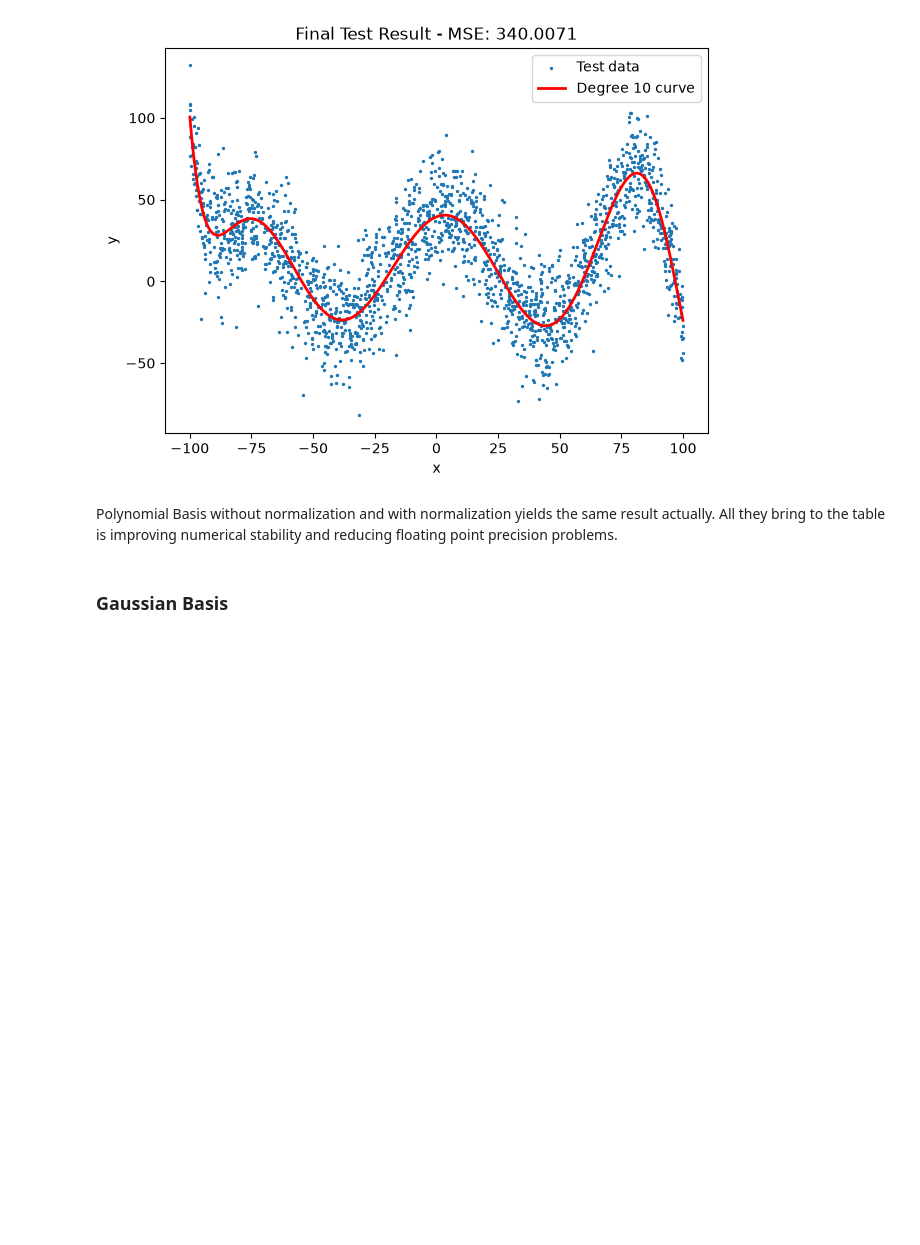
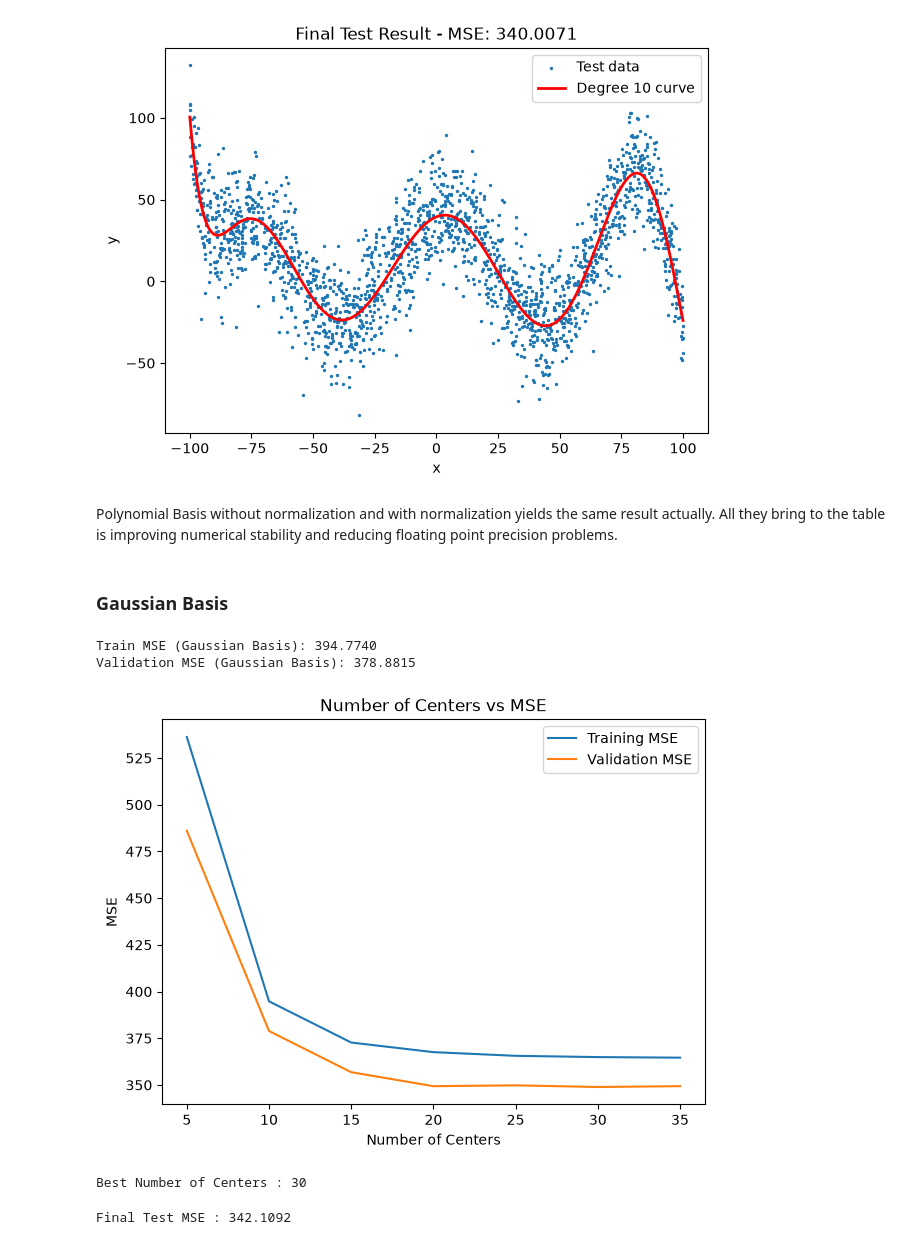
Before and after one commit to karywnl/pattern-recognition, a Jupyter notebook: lab3/experiments.ipynb, the cells around one changed output. Cells and saved outputs as stored; diff of their text form; code cells hidden in the pictures; blank space fills up the shorter version.

Commit message:
tried gaussian basis

```diff
--- a/lab3/experiments.ipynb
+++ b/lab3/experiments.ipynb
@@ -113,0 +137,8 @@ Polynomial Basis without normalization and with normalization yields the same re
+# %%
+# equally spaced centers and sigma
+
+centers = np.linspace(min(x_train), max(x_train), 10)
+sigma = centers[1] - centers[0]
+# %%
+X_train_gaussian = gaussian_basis(x_train, centers, sigma)
+X_val_gaussian = gaussian_basis(x_val, centers, sigma)
@@ -113,0 +149,59 @@ Polynomial Basis without normalization and with normalization yields the same re
+# %%
+print(f"Train MSE (Gaussian Basis): {mse(y_train, y_train_pred_gaussian):.4f}")
+print(f"Validation MSE (Gaussian Basis): {mse(y_val, y_val_pred_gaussian):.4f}")
+# %% [output]
+Train MSE (Gaussian Basis): 394.7740
+Validation MSE (Gaussian Basis): 378.8815
+# %%
+center_counts = [5, 10, 15, 20, 25, 30, 35]
+
+train_mse_list = []
+val_mse_list = []
+
+for count in center_counts:
+    centers = np.linspace(min(x_train), max(x_train), count)
+    sigma = centers[1] - centers[0]
+
+    X_train_gaussian = gaussian_basis(x_train, centers, sigma)
+    X_val_gaussian = gaussian_basis(x_val, centers, sigma)
+
+    weights = least_squares_solution(X_train_gaussian, y_train)
+    y_train_pred = predict(X_train_gaussian, weights)
+    y_val_pred = predict(X_val_gaussian, weights)
+
+    train_mse_list.append(mse(y_train, y_train_pred))
+    val_mse_list.append(mse(y_val, y_val_pred))
+# %%
+plt.figure(figsize=(7, 5))
+plt.plot(center_counts, train_mse_list, label="Training MSE")
+plt.plot(center_counts, val_mse_list, label="Validation MSE")
+plt.xlabel("Number of Centers")
+plt.ylabel("MSE")
+plt.title("Number of Centers vs MSE")
+plt.legend()
+plt.savefig("../docs/lab3/submissions/figures/gaussian_center_mse_comparison.png", dpi=300, bbox_inches="tight")
+plt.show()
+plt.close()
+
+best_center_count = center_counts[np.argmin(val_mse_list)]
+print(f"Best Number of Centers : {best_center_count}")
+# %% [output]
+[figure, added]
+Best Number of Centers : 30
+# %%
+x_train_final = np.concatenate((x_train, x_val))
+y_train_final = np.concatenate((y_train, y_val))
+
+centers = np.linspace(min(x_train_final), max(x_train_final), best_center_count)
+sigma = centers[1] - centers[0]
+
+X_train_final_gaussian = gaussian_basis(x_train_final, centers, sigma)
+final_weights = least_squares_solution(X_train_final_gaussian, y_train_final)
+
+
+X_test_final_gaussian = gaussian_basis(x_test, centers, sigma)
+y_test_pred = predict(X_test_final_gaussian, final_weights)
+
+print(f"Final Test MSE : {mse(y_test, y_test_pred):.4f}")
+# %% [output]
+Final Test MSE : 342.1092
```
Also changed, not shown: parts of 6 cells of this notebook, 5 other files.
